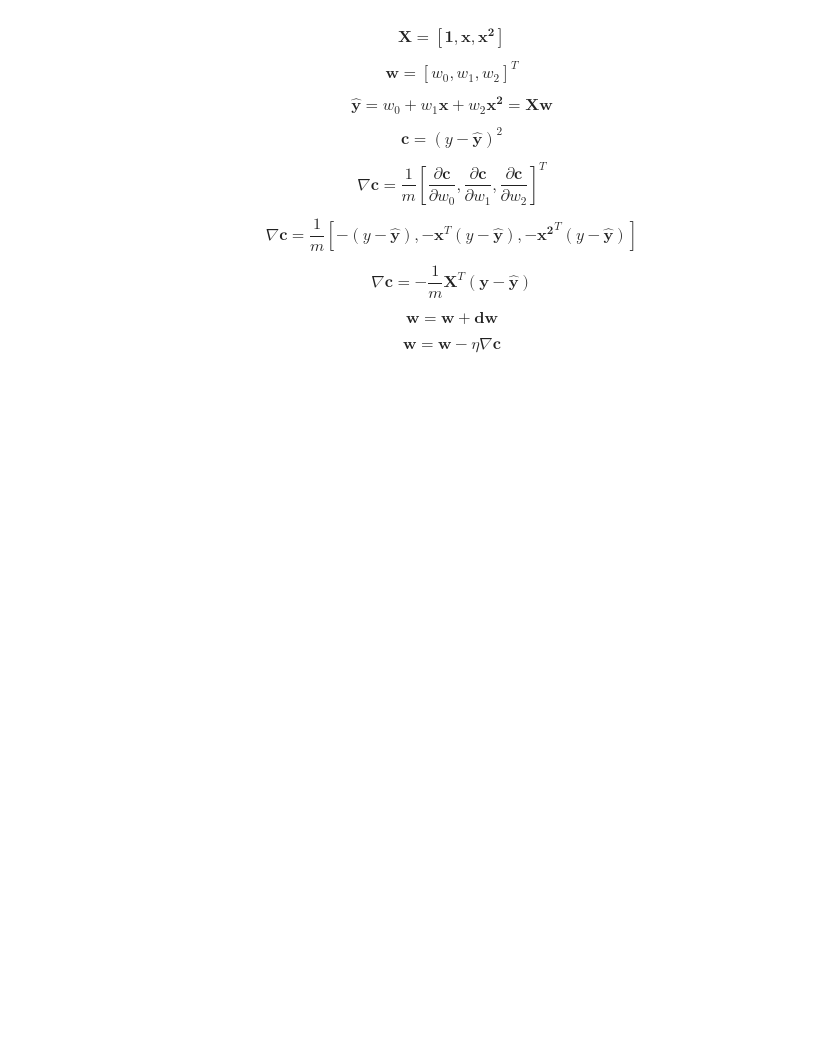
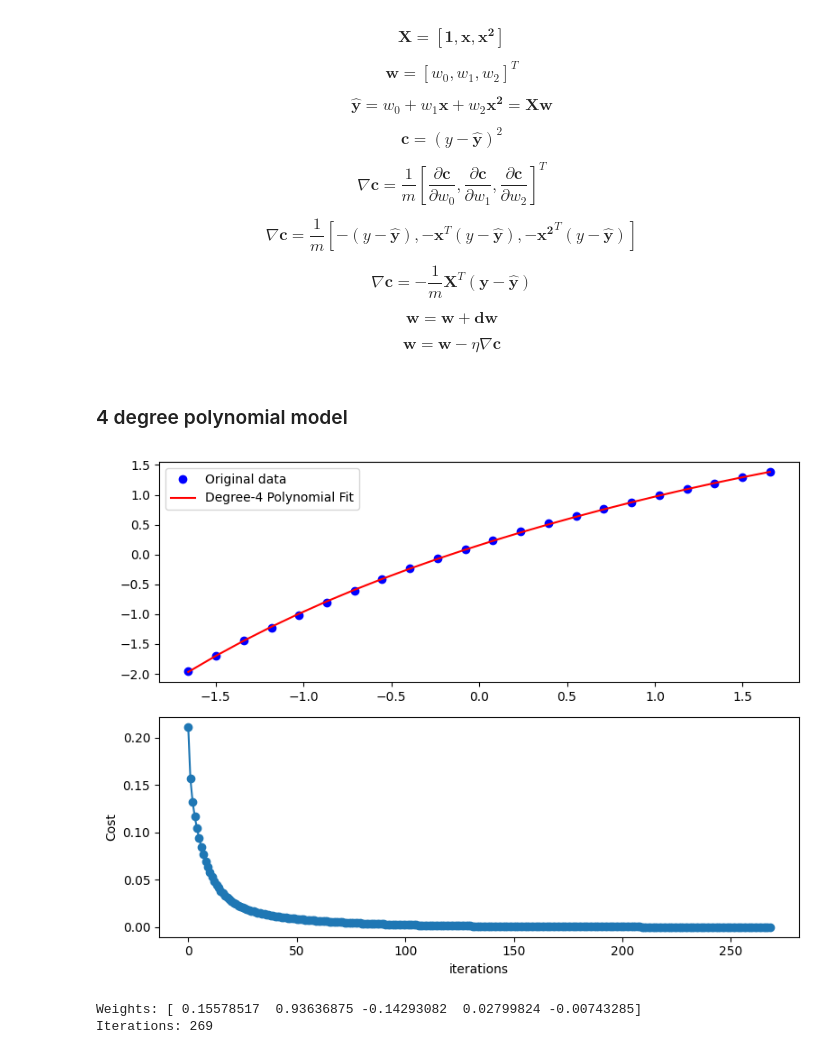
Before and after one commit to ravichandrakorivi/deep-learning, a Jupyter notebook: linear-regression/linear_regression_models.ipynb, the cells around one changed output. Cells and saved outputs as stored; diff of their text form; code cells hidden in the pictures; blank space fills up the shorter version.

```diff
--- a/linear-regression/linear_regression_models.ipynb
+++ b/linear-regression/linear_regression_models.ipynb
@@ -530,3 +530,41 @@ def gradient_descent(X, y, eta=0.1, eps=1e-6, max_iters=10000):
         num_iters += 1
 
     return w, cost_history, num_iters
+# %% [markdown]
+### 4 degree polynomial model
+# %%
+# Normalize
+x = (temperature - np.mean(temperature)) / np.std(temperature)
+y = (alpha - np.mean(alpha)) / np.std(alpha)
+
+degree = 4
+X = create_polynomial_features(x, degree)
+
+w, cost_history, num_iters = gradient_descent(X, y)
+
+# Matrix multiplication (same as np.dot(X, w))
+# yhat = X @ w
+yhat = np.dot(X, w)
+
+# Plot
+plt.figure(figsize=(8, 6))
+
+plt.subplot(211)
+plt.plot(x, y, 'bo', label="Original data")
+plt.plot(x, yhat, 'r-', label="Degree-4 Polynomial Fit")
+plt.legend()
+
+plt.subplot(212)
+plt.plot(cost_history, '-o')
+plt.xlabel("iterations")
+plt.ylabel("Cost")
+
+plt.tight_layout()
+plt.show()
+
+print("Weights:", w)
+print("Iterations:", num_iters)
+# %% [output]
+[figure, added]
+Weights: [ 0.15578517  0.93636875 -0.14293082  0.02799824 -0.00743285]
+Iterations: 269
```
Also changed, not shown: parts of 5 cells of this notebook.
